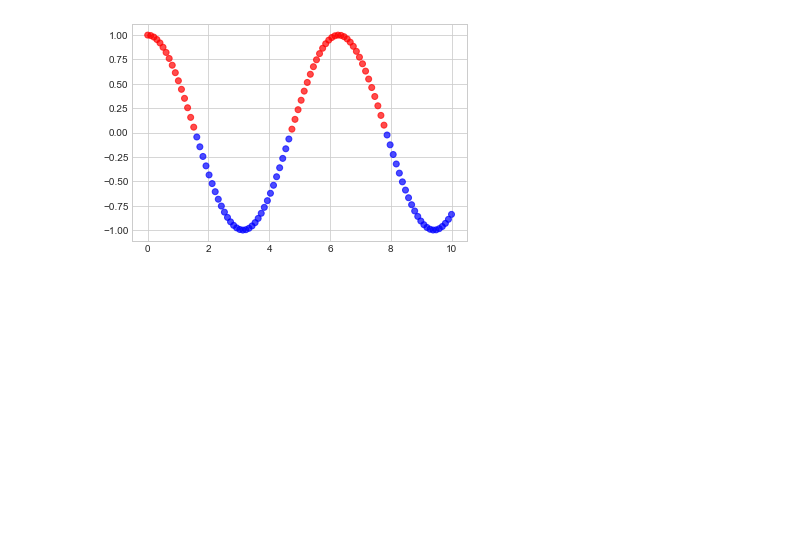
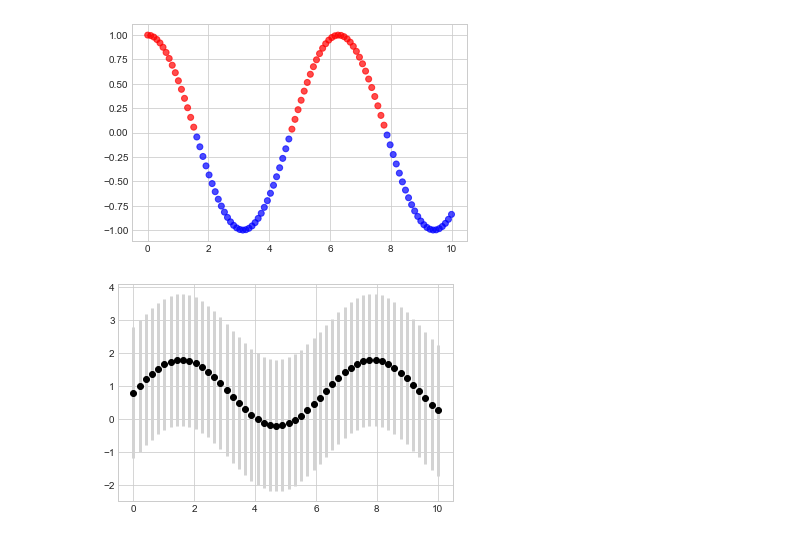
Before and after one commit to BenjaminPhillips22/Python-Data-Science-Handbook, a Jupyter notebook: Simple Line Plots.ipynb, the cells around one changed output. Cells and saved outputs as stored; diff of their text form; code cells hidden in the pictures; blank space fills up the shorter version.

Commit message:
error bars

```diff
--- a/Simple Line Plots.ipynb
+++ b/Simple Line Plots.ipynb
@@ -65,3 +65,14 @@ ax.scatter(x, np.cos(x),
 # %% [output]
 <matplotlib.collections.PathCollection at 0x...>
 [figure]
+# %%
+# ERROR BARS
+ax = plt.axes()
+x = np.linspace(0, 10, 50)
+dy = 0.8
+y = np.sin(x) + dy #* np.random.randn(50)
+
+ax.errorbar(x, y, yerr=2, fmt='o', color='black',
+             ecolor='lightgray', elinewidth=3, capsize=0);
+# %% [output]
+[figure, added]
```
